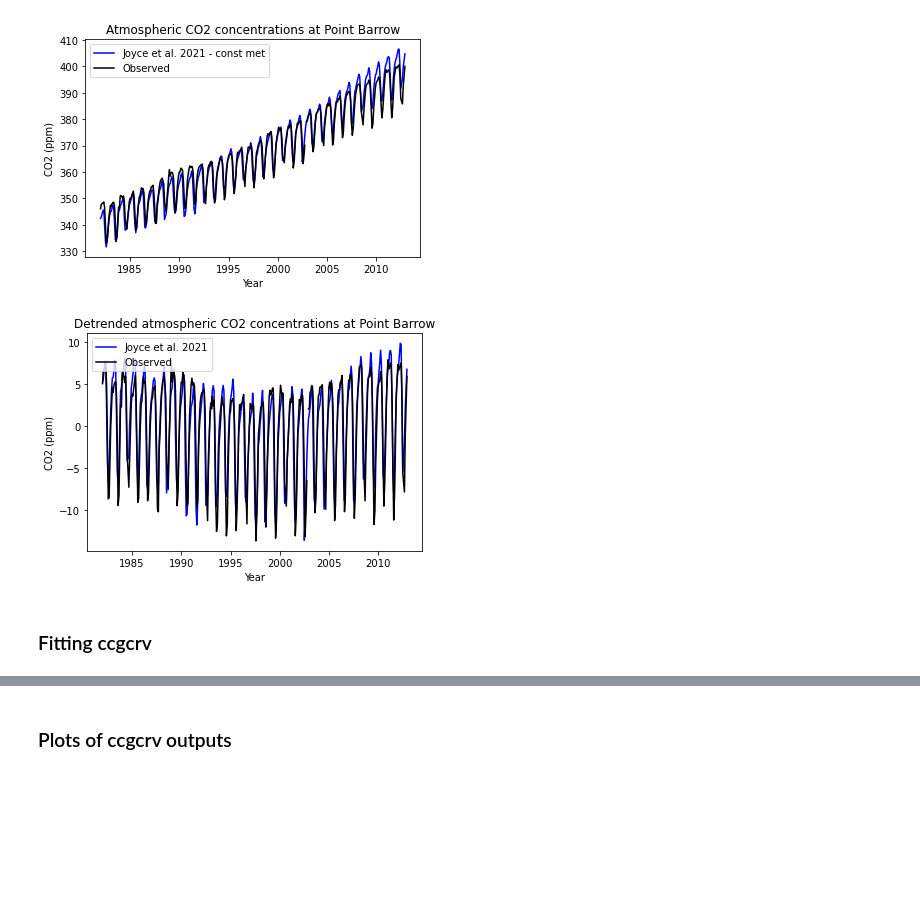
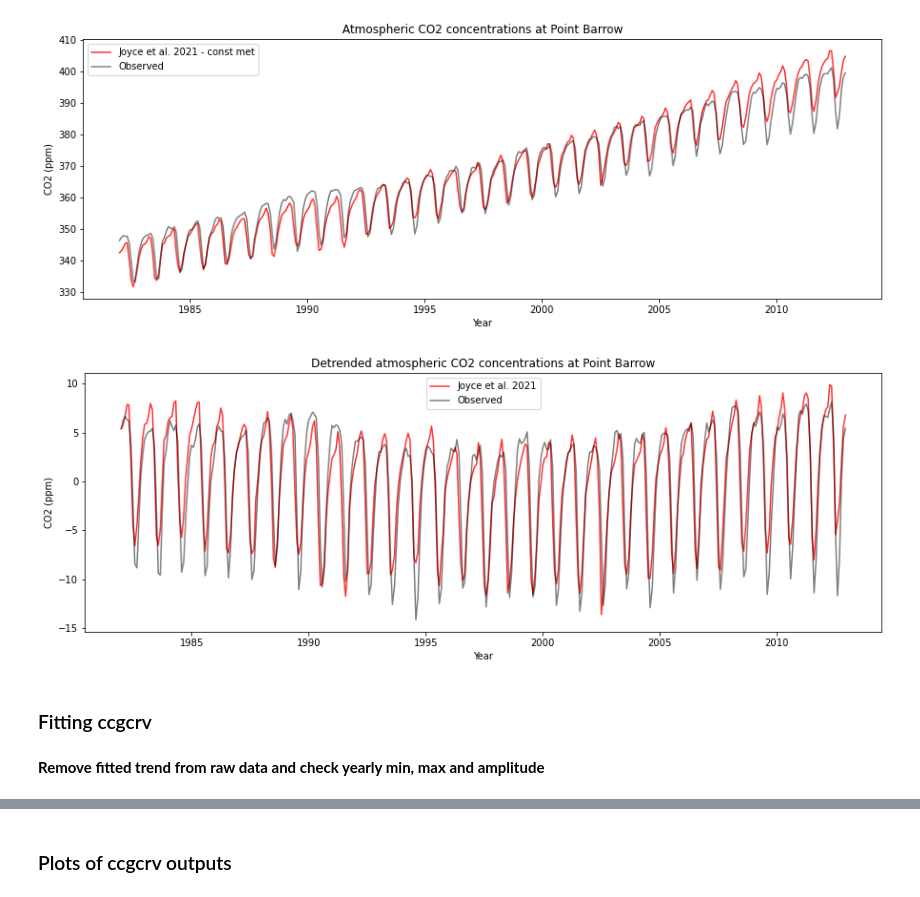
Before and after one commit to femoyano/co2_analysis, a Jupyter notebook: CO2_analysis.ipynb, the cells around one changed output, grey strips where cells are left out. Saved outputs shown, nothing was run; the diff lists cells and outputs as text; code cells hidden in the pictures; blank space fills up the shorter version.

```diff
--- a/CO2_analysis.ipynb
+++ b/CO2_analysis.ipynb
@@ -21,10 +34,15 @@ import matplotlib.pyplot as plt
+# %%
+# Set plot size, etc
+plt.rcParams['figure.figsize'] = [15, 5]
 # %%
 # Read in files
-file_brw_obs = Path("../data/stations/monthly_comp/BRW_station_co2_observed_insitu.csv")
+file_brw_obs = Path("../data/stations/monthly_comp/BRW_station_co2_observed_flask.csv")
 file_brw_joyce_varyall = Path("../data/stations/monthly_comp/BRW_station_co2_joyce_varyall.csv")
-brw_obs = pd.read_csv(file_brw_obs, header=0, names=['decimal_year', 'co2_obs'])
-brw_jva = pd.read_csv(file_brw_joyce_varyall, header=0, names=['decimal_year', 'co2_joyce'])
+brw_obs = pd.read_csv(file_brw_obs, header=0, names=['year', 'month', 'co2_obs'])
+brw_jva = pd.read_csv(file_brw_joyce_varyall, header=0, names=['year', 'month', 'co2_joyce'])
 # %%
 # Merge the data
-co2_brw = pd.merge(brw_obs, brw_jva, on="decimal_year")
+co2_brw = pd.merge(brw_obs, brw_jva, on=('year', 'month'))
+co2_brw['decimal_year'] = np.round(co2_brw.apply(lambda row: ccg_dates.decimalDate(row['year'].astype(int),
+        row['month'].astype(int), 1), axis=1), 2)
 # %%
@@ -51,26 +71,26 @@ co2_brw.to_csv('co2_brw.csv')
 # %%
 # Plot time series
 plt.close()
-plt.plot(co2_brw['decimal_year'], co2_brw['co2_joyce'], color='blue', label='Joyce et al. 2021 - const met')
-plt.plot(co2_brw['decimal_year'], co2_brw['co2_obs'], color='black', label='Observed')
+plt.plot(co2_brw['decimal_year'], co2_brw['co2_joyce'], alpha=0.8, color='red', label='Joyce et al. 2021 - const met')
+plt.plot(co2_brw['decimal_year'], co2_brw['co2_obs'], alpha=0.5, color='black', label='Observed')
 plt.title('Atmospheric CO2 concentrations at Point Barrow')
 plt.legend(loc="upper left")
 plt.ylabel('CO2 (ppm)')
 plt.xlabel('Year')
 plt.show()
 # %% [output]
-[figure, old version]
+[figure, new version]
 # %%
 plt.clf()
-plt.plot(co2_brw['decimal_year'], co2_brw['co2_joyce_dt'], color='blue', label='Joyce et al. 2021')
-plt.plot(co2_brw['decimal_year'], co2_brw['co2_obs_dt'], color='black', label='Observed')
-plt.legend(loc="upper left")
+plt.plot(co2_brw['decimal_year'], co2_brw['co2_joyce_dt'], alpha=0.8, color='red', label='Joyce et al. 2021')
+plt.plot(co2_brw['decimal_year'], co2_brw['co2_obs_dt'], alpha=0.5, color='black', label='Observed')
+plt.legend(loc="upper center")
 plt.title('Detrended atmospheric CO2 concentrations at Point Barrow')
 plt.ylabel('CO2 (ppm)')
 plt.xlabel('Year')
 plt.show()
 # %% [output]
-[figure, old version]
+[figure, new version]
 # %% [markdown]
 ### Fitting ccgcrv
 # %%
@@ -133,0 +193,2 @@ ccgfit_joyce = fit_ccgcrv(xp=co2_brw["decimal_year"], yp=co2_brw["co2_joyce"], p
+# %% [markdown]
+**Remove fitted trend from raw data and check yearly min, max and amplitude**
```
Also changed, not shown: parts of 23 cells of this notebook, 10 other files.
